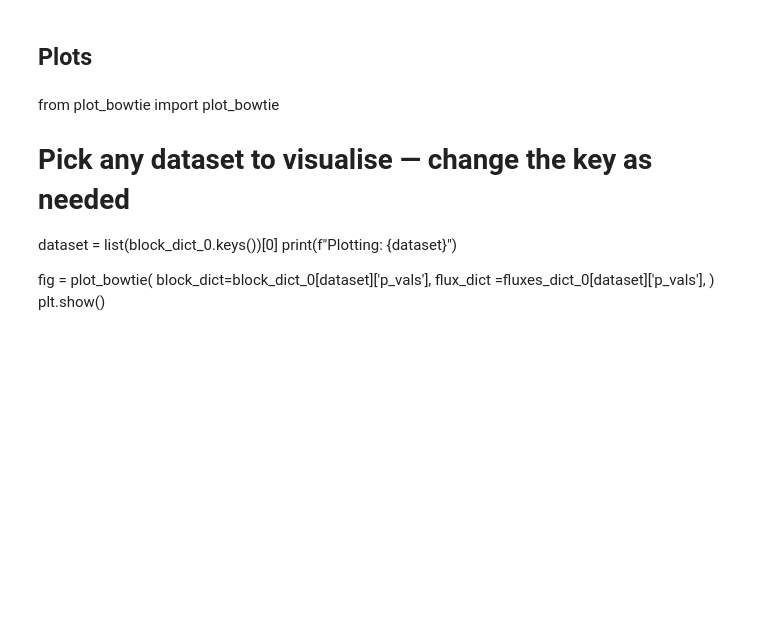
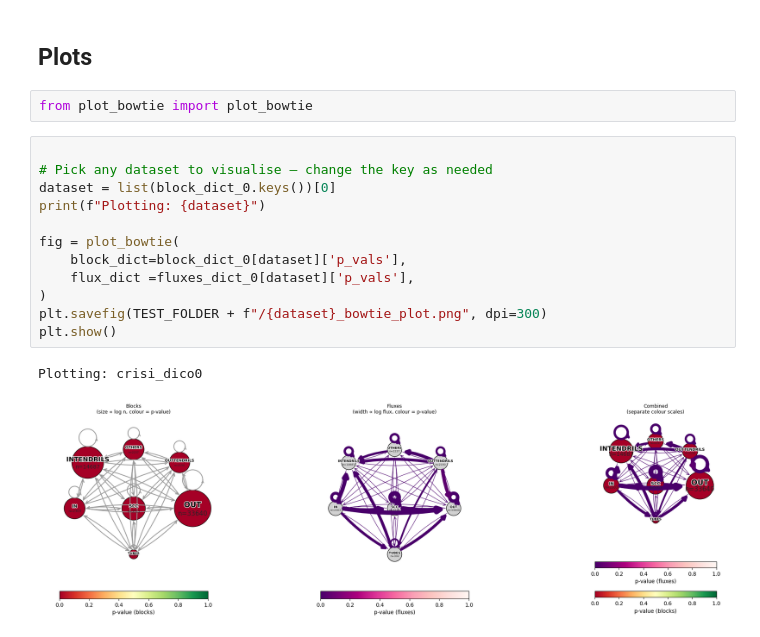
Before and after one commit to fabiosaracco/bowtie2, a Jupyter notebook: 0_2_bowtie_test.ipynb, the cells around one changed output. Cells and saved outputs as stored; diff of their text form; blank space fills up the shorter version.

```diff
--- a/0_2_bowtie_test.ipynb
+++ b/0_2_bowtie_test.ipynb
@@ -398,15 +398,20 @@ crisi_dico1: FDR mask 0 has 7 validated blocks (FDR threshold(1.00e-02)=1.00e-02
 quirinale_dico6: FDR mask 0 has 0 validated blocks (FDR threshold(1.00e-02)=0.00e+00):
 # %% [markdown]
 ## Plots
-# %% [markdown]
-from plot_bowtie import plot_bowtie
-
-# Pick any dataset to visualise — change the key as needed
-dataset = list(block_dict_0.keys())[0]
-print(f"Plotting: {dataset}")
-
-fig = plot_bowtie(
-    block_dict=block_dict_0[dataset]['p_vals'],
-    flux_dict =fluxes_dict_0[dataset]['p_vals'],
-)
-plt.show()
+# %%
+from plot_bowtie import plot_bowtie
+# %%
+
+# Pick any dataset to visualise — change the key as needed
+dataset = list(block_dict_0.keys())[0]
+print(f"Plotting: {dataset}")
+
+fig = plot_bowtie(
+    block_dict=block_dict_0[dataset]['p_vals'],
+    flux_dict =fluxes_dict_0[dataset]['p_vals'],
+)
+plt.savefig(TEST_FOLDER + f"/{dataset}_bowtie_plot.png", dpi=300)
+plt.show()
+# %% [output]
+Plotting: crisi_dico0
+[figure, added]
```
Also changed, not shown: 1 other file.
